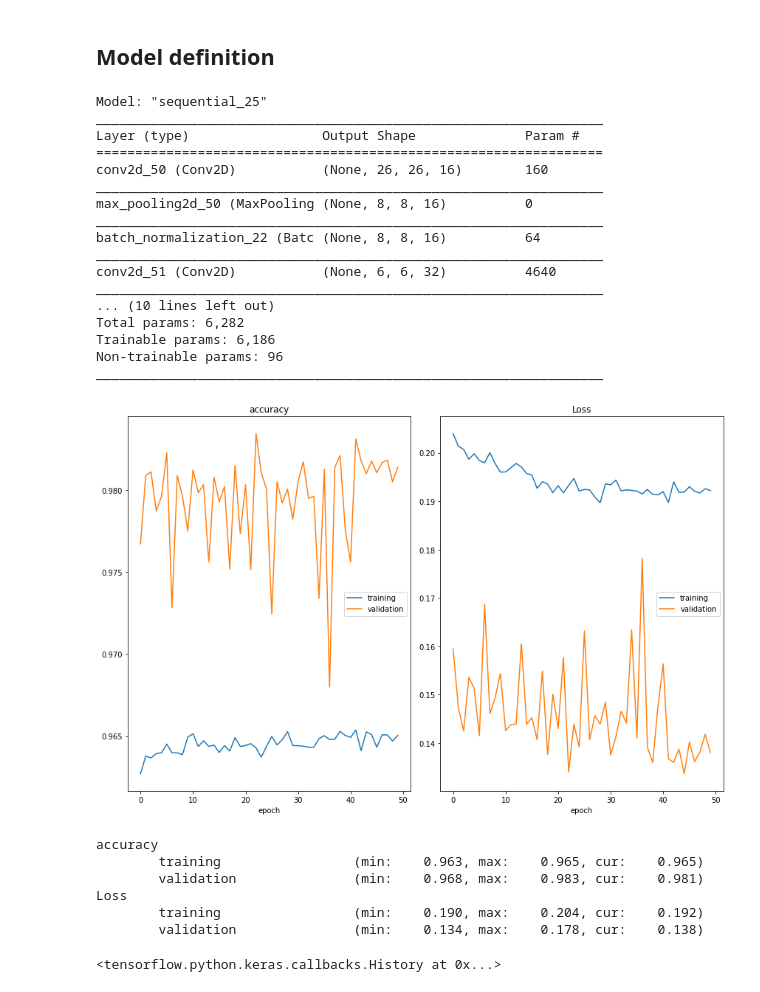
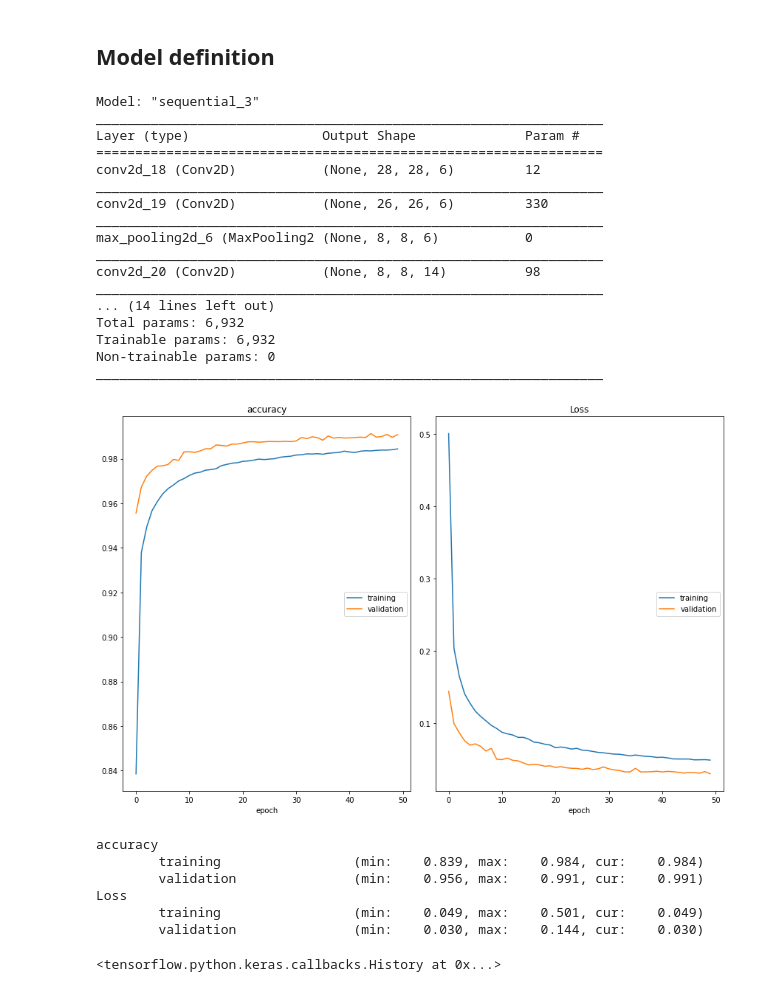
Before and after one commit to AlbezJelt/AML_Assignment3, a Jupyter notebook: CNN_model.ipynb, the cells around one changed output. Drawn from its saved outputs; the diff is of its cells as text; code cells hidden in the pictures.

Commit message:
Different model architecture

```diff
--- a/CNN_model.ipynb
+++ b/CNN_model.ipynb
@@ -105,12 +127,14 @@ x_train shape: (180000, 28, 28, 1)
 model = keras.Sequential(
     [
         keras.Input(shape=input_shape),
-        layers.Conv2D(16, kernel_size=(3, 3), activation="relu", kernel_regularizer=keras.regularizers.l1_l2(l1=0.001, l2=0.001)),
+        layers.Conv2D(6, kernel_size=(1, 1), activation="relu"),
+        layers.Conv2D(6, kernel_size=(3, 3), activation="relu"),
         layers.MaxPooling2D(pool_size=(3, 3)),
-        layers.BatchNormalization(),
-        layers.Conv2D(32, kernel_size=(3, 3), activation="relu", kernel_regularizer=keras.regularizers.l1_l2(l1=0.001, l2=0.001)),
-        layers.MaxPooling2D(pool_size=(3, 3)),
-        layers.BatchNormalization(),
+        layers.Conv2D(14, kernel_size=(1, 1), activation="relu"),
+        layers.Conv2D(14, kernel_size=(3, 3), activation="relu"),
+        layers.MaxPooling2D(pool_size=(2, 2)),
+        layers.Conv2D(28, kernel_size=(1, 1), activation="relu"),
+        layers.Conv2D(28, kernel_size=(2, 2), activation="relu"),
         layers.Dropout(0.5),
         layers.Flatten(),
         layers.Dense(num_classes, activation="softmax"),
@@ -119,41 +143,41 @@ model = keras.Sequential(
 
 model.summary()
 # %% [output]
-Model: "sequential_25"
+Model: "sequential_3"
 _________________________________________________________________
 Layer (type)                 Output Shape              Param #
 =================================================================
-conv2d_50 (Conv2D)           (None, 26, 26, 16)        160
+conv2d_18 (Conv2D)           (None, 28, 28, 6)         12
 _________________________________________________________________
-max_pooling2d_50 (MaxPooling (None, 8, 8, 16)          0
+conv2d_19 (Conv2D)           (None, 26, 26, 6)         330
 _________________________________________________________________
-batch_normalization_22 (Batc (None, 8, 8, 16)          64
+max_pooling2d_6 (MaxPooling2 (None, 8, 8, 6)           0
 _________________________________________________________________
-conv2d_51 (Conv2D)           (None, 6, 6, 32)          4640
+conv2d_20 (Conv2D)           (None, 8, 8, 14)          98
 _________________________________________________________________
-... (10 lines left out)
-Total params: 6,282
-Trainable params: 6,186
-Non-trainable params: 96
+... (14 lines left out)
+Total params: 6,932
+Trainable params: 6,932
+Non-trainable params: 0
 _________________________________________________________________
 # %%
-batch_size = 32
+batch_size = 64
 epochs = 50
-model.compile(loss="categorical_crossentropy", optimizer="adam", metrics=["accuracy"])
+model.compile(loss="categorical_crossentropy", optimizer=keras.optimizers.Adam(learning_rate=0.0005), metrics=["accuracy"])
 model.fit(
     x_train_noised,
     y_train_noised,
     batch_size=batch_size,
     epochs=epochs,
     validation_split=0.1,
     verbose=0,
     callbacks=[PlotLossesKeras()])
 # %% [output]
-[figure, old version]
+[figure, new version]
 accuracy
-        training                 (min:    0.963, max:    0.965, cur:    0.965)
-        validation               (min:    0.968, max:    0.983, cur:    0.981)
+        training                 (min:    0.839, max:    0.984, cur:    0.984)
+        validation               (min:    0.956, max:    0.991, cur:    0.991)
 Loss
-        training                 (min:    0.190, max:    0.204, cur:    0.192)
-        validation               (min:    0.134, max:    0.178, cur:    0.138)
+        training                 (min:    0.049, max:    0.501, cur:    0.049)
+        validation               (min:    0.030, max:    0.144, cur:    0.030)
 <tensorflow.python.keras.callbacks.History at 0x...>
```
Also changed, not shown: parts of 3 cells of this notebook.
